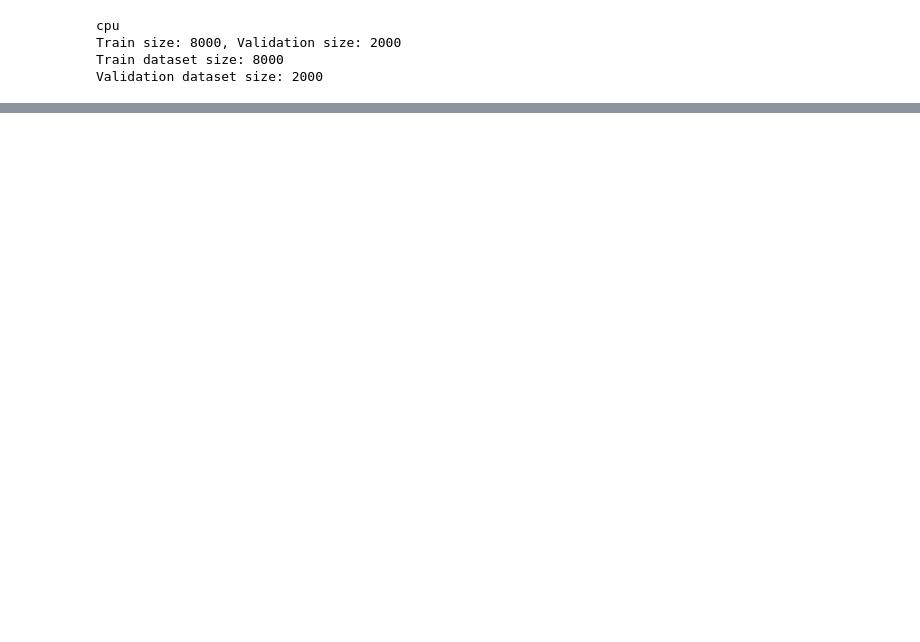
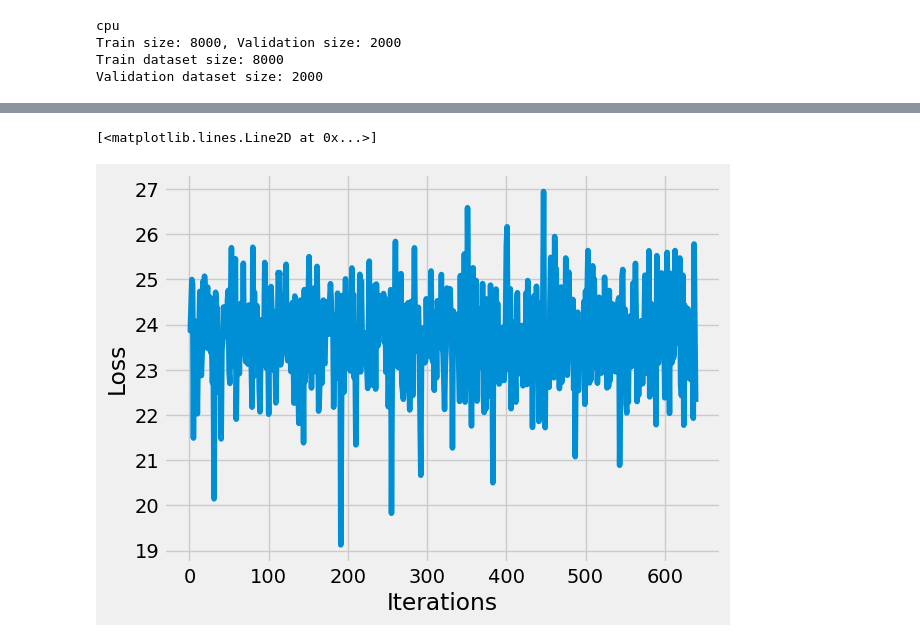
Before and after one commit to SeivenBell/Data_Science_and_Statistical_Learning_Projects, a Jupyter notebook: Final_Project/labeled_learning.ipynb, the cells around one changed output, grey strips where cells are left out. Cells and saved outputs as stored; diff of their text form; code cells hidden in the pictures; blank space fills up the shorter version.

```diff
--- a/Final_Project/labeled_learning.ipynb
+++ b/Final_Project/labeled_learning.ipynb
@@ -275,0 +405,9 @@ for epoch in range(N_epochs):
+# %%
+# Transforms images to a PyTorch Tensor
+tensor_transform = transforms.ToTensor()
+
+# DataLoader is used to load the dataset
+# for training
+loader = torch.utils.data.DataLoader(dataset = train_dataset,
+                                     batch_size = 256,
+                                     shuffle = True)
@@ -275,0 +418,28 @@ for epoch in range(N_epochs):
+# %%
+epochs = 20
+outputs = []
+losses = []
+for epoch in range(epochs):
+    for (image,_) in loader:
+
+      # Reshaping the image to (-1, 784)
+      image = image.reshape(-1, 100)
+
+      # Output of Autoencoder
+      reconstructed = model(image)
+
+      # Calculating the loss function
+      loss = loss_function(reconstructed, image)
+
+      # The gradients are set to zero,
+      # the gradient is computed and stored.
+      # .step() performs parameter update
+      optimizer.zero_grad()
+      loss.backward()
+      optimizer.step()
+
+      # Storing the losses in a list for plotting
+      losses.append(loss)
+    outputs.append((epochs, image, reconstructed))
+# %%
+losses_np = torch.stack(losses).detach().numpy()
@@ -275,0 +470,9 @@ for epoch in range(N_epochs):
+# %%
+# Defining the Plot Style
+plt.style.use('fivethirtyeight')
+plt.xlabel('Iterations')
+plt.ylabel('Loss')
+plt.plot(losses_np)
+# %% [output]
+[<matplotlib.lines.Line2D at 0x...>]
+[figure, added]
```
Also changed, not shown: parts of 25 cells of this notebook, 8 other files.
